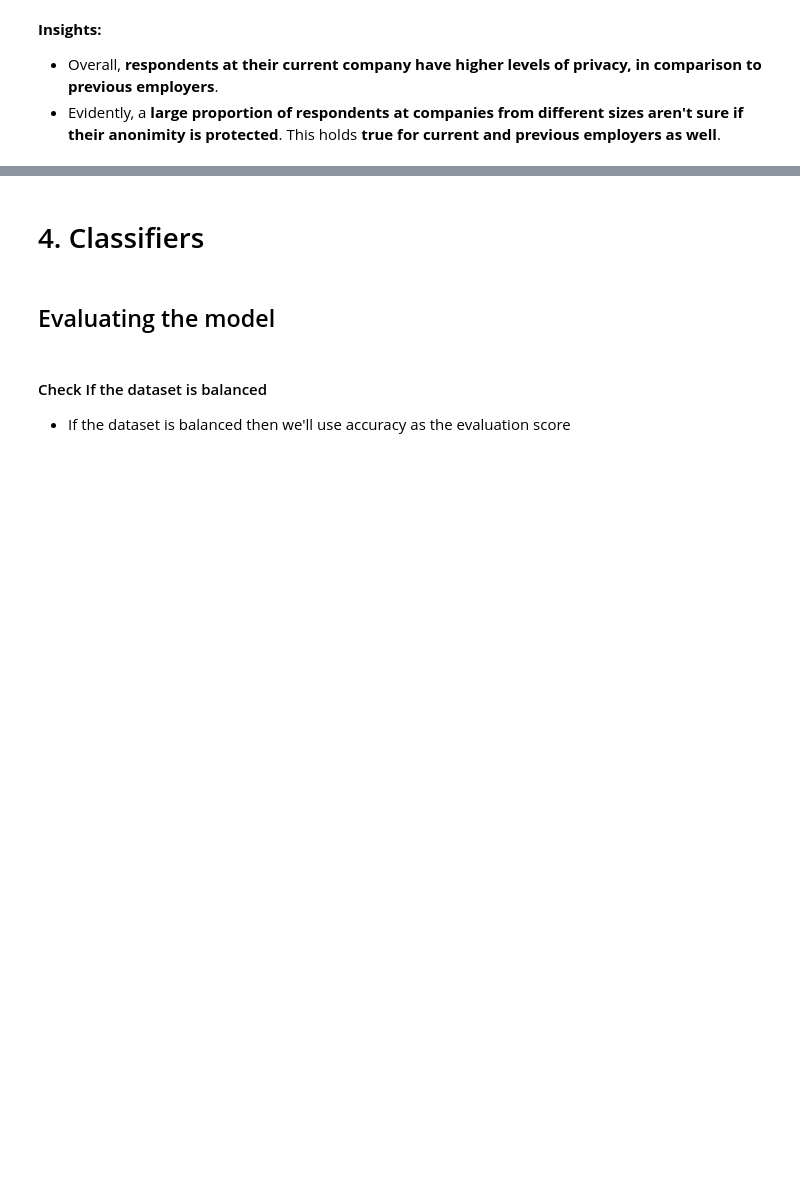
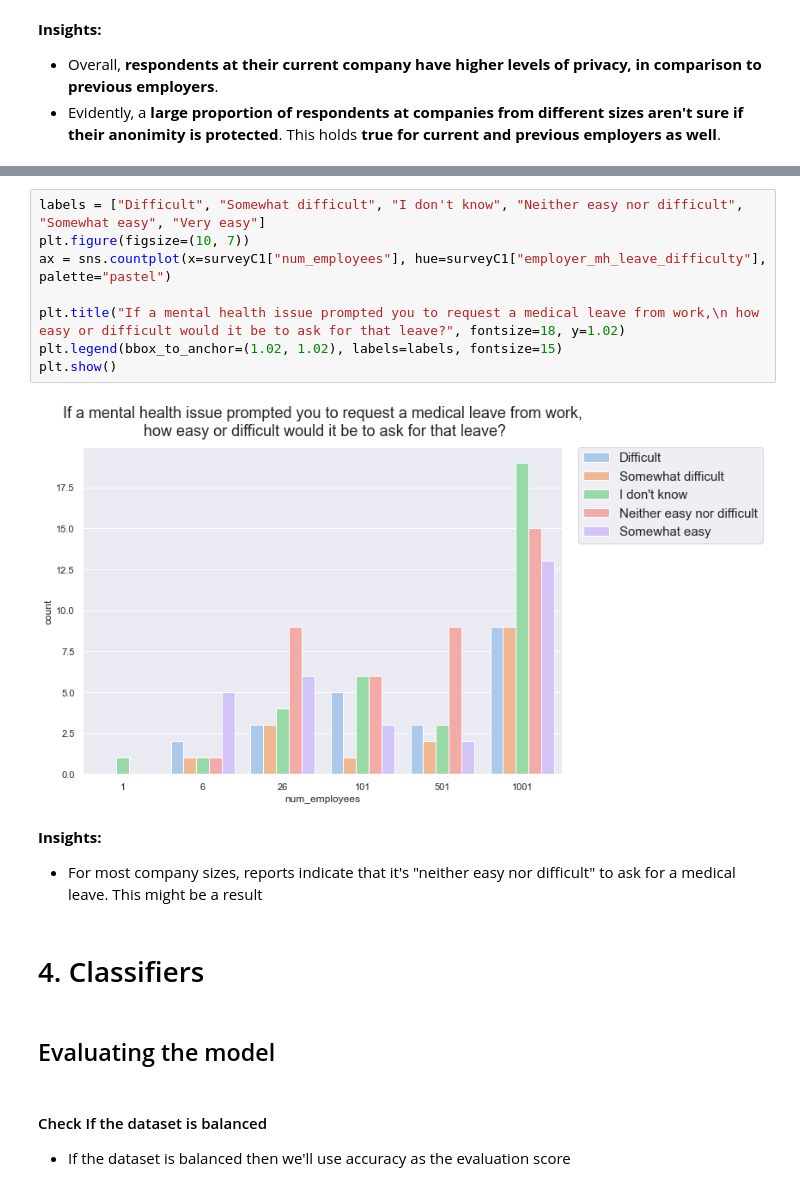
Before and after one commit to MarkJasonE/MentalHealthInTech, a Jupyter notebook: Mental Health In Tech - OSMI 2020.ipynb, the cells around one changed output, grey strips where cells are left out. Saved outputs shown, nothing was run; the diff lists cells and outputs as text; blank space fills up the shorter version.

Commit message:
Added: Company size X medical leave X current employer

```diff
--- a/Mental Health In Tech - OSMI 2020.ipynb
+++ b/Mental Health In Tech - OSMI 2020.ipynb
@@ -1108,3 +1120,16 @@ plt.show()
+# %%
+labels = ["Difficult", "Somewhat difficult", "I don't know", "Neither easy nor difficult", "Somewhat easy", "Very easy"]
+plt.figure(figsize=(10, 7))
+ax = sns.countplot(x=surveyC1["num_employees"], hue=surveyC1["employer_mh_leave_difficulty"], palette="pastel")
+
+plt.title("If a mental health issue prompted you to request a medical leave from work,\n how easy or difficult would it be to ask for that leave?", fontsize=18, y=1.02)
+plt.legend(bbox_to_anchor=(1.02, 1.02), labels=labels, fontsize=15)
+plt.show()
+# %% [output]
+[figure, added]
+# %% [markdown]
+**Insights:**
+- For most company sizes, reports indicate that it's "neither easy nor difficult" to ask for a medical leave. This might be a result
 # %% [markdown]
 # 4. Classifiers
 # %% [markdown]
```
Also changed, not shown: parts of 21 cells of this notebook.
